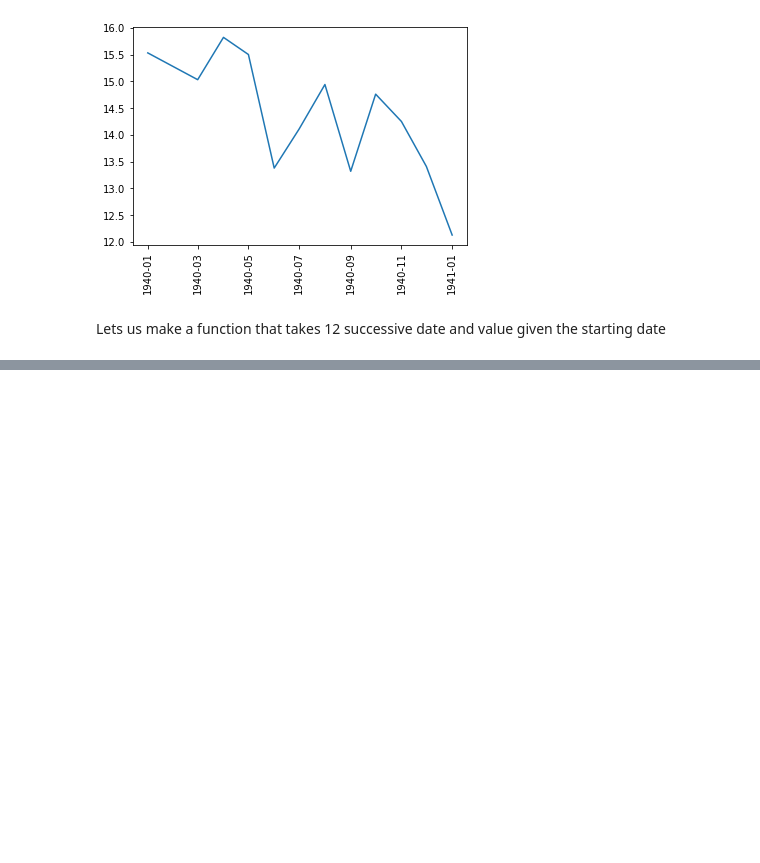
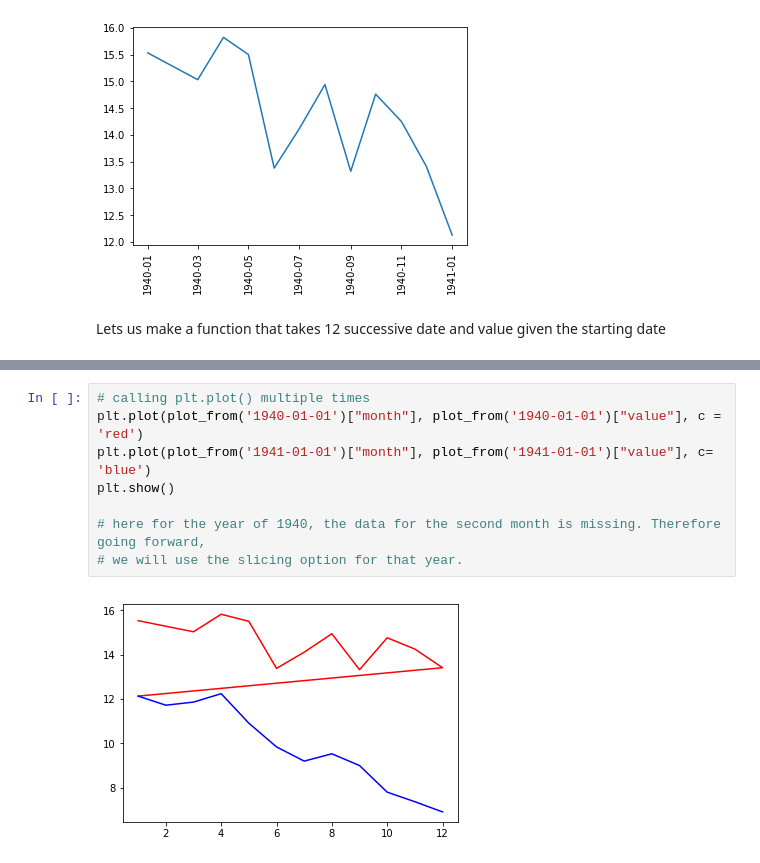
Before and after one commit to Suha4321/Suha4321.github.io, a Jupyter notebook: Unemployment/UnemploymentDataVisualAnalysis.ipynb, the cells around one changed output, grey strips where cells are left out. Drawn from its saved outputs; the diff is of its cells as text; blank space fills up the shorter version.

```diff
--- a/Unemployment/UnemploymentDataVisualAnalysis.ipynb
+++ b/Unemployment/UnemploymentDataVisualAnalysis.ipynb
@@ -58,0 +114,10 @@ plt.show()
+# %%
+# calling plt.plot() multiple times
+plt.plot(plot_from('1940-01-01')["month"], plot_from('1940-01-01')["value"], c = 'red')
+plt.plot(plot_from('1941-01-01')["month"], plot_from('1941-01-01')["value"], c= 'blue')
+plt.show()
+
+# here for the year of 1940, the data for the second month is missing. Therefore going forward,
+# we will use the slicing option for that year.
+# %% [output]
+[figure, added]
```
Also changed, not shown: parts of 13 cells of this notebook.
